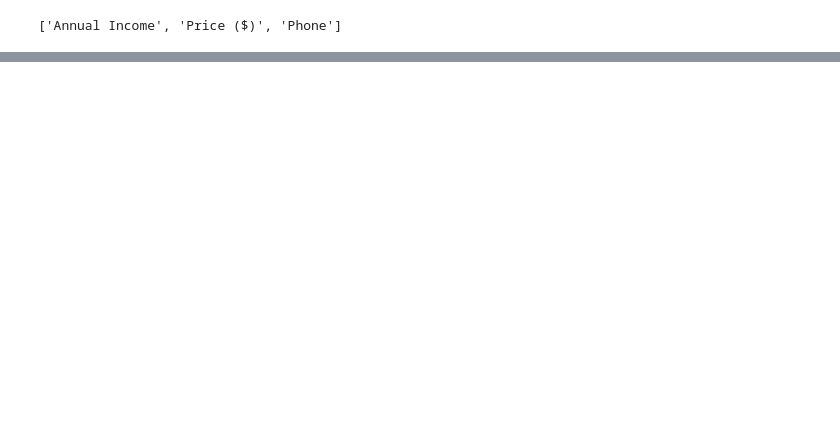
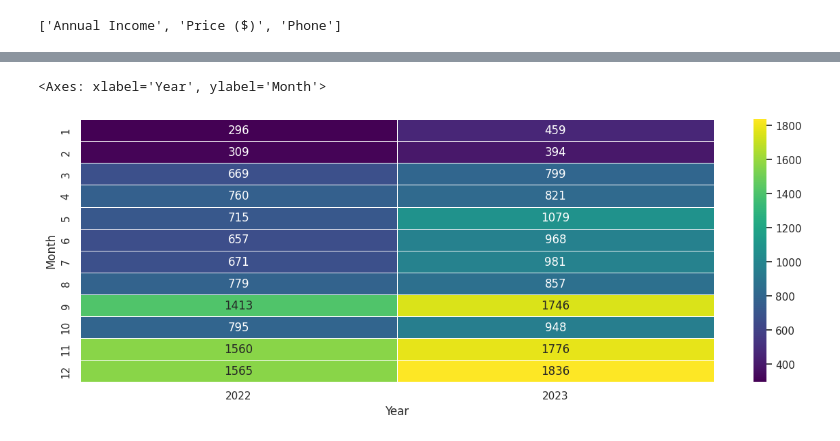
Before and after one commit to MedvedevIgS/IIS_Lab1, a Jupyter notebook: edu/edu.ipynb, the cells around one changed output, grey strips where cells are left out. Saved outputs shown, nothing was run; the diff lists cells and outputs as text; code cells hidden in the pictures; blank space fills up the shorter version.

```diff
--- a/edu/edu.ipynb
+++ b/edu/edu.ipynb
@@ -240,0 +335,8 @@ g.tight_layout()
+# %%
+heatmap_data  = df.groupby(["Month", "Year"]).size().reset_index(name = "Count")
+flights = (heatmap_data.pivot(index="Month", columns="Year", values="Count"))
+#f, ax = mlt.pyplot.subplot(figsize=(9, 6))
+sns.heatmap(flights, annot = True, fmt = "d", linewidths=.5, cmap = "viridis")
+# %% [output]
+<Axes: xlabel='Year', ylabel='Month'>
+[figure, added]
```
Also changed, not shown: parts of 44 cells of this notebook.
